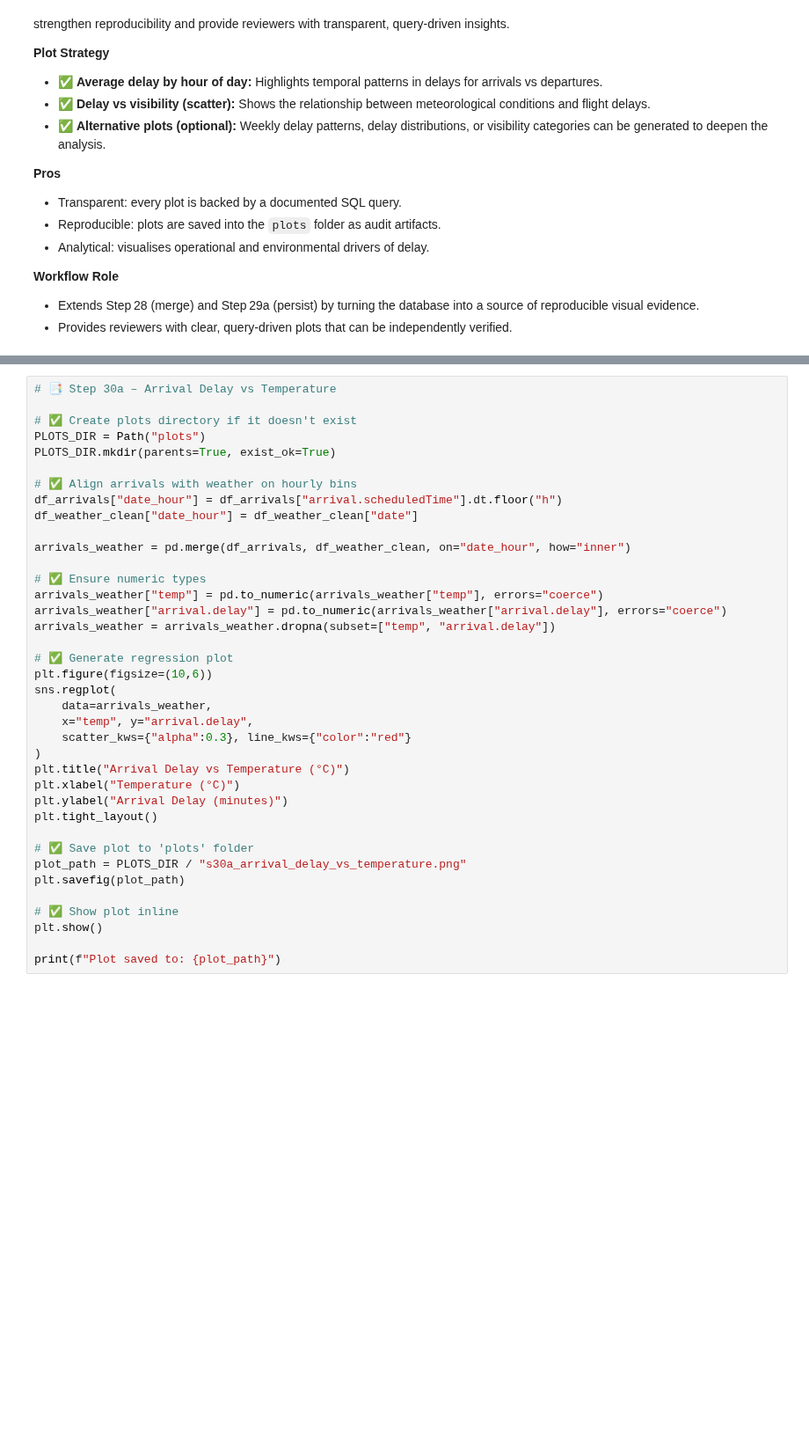
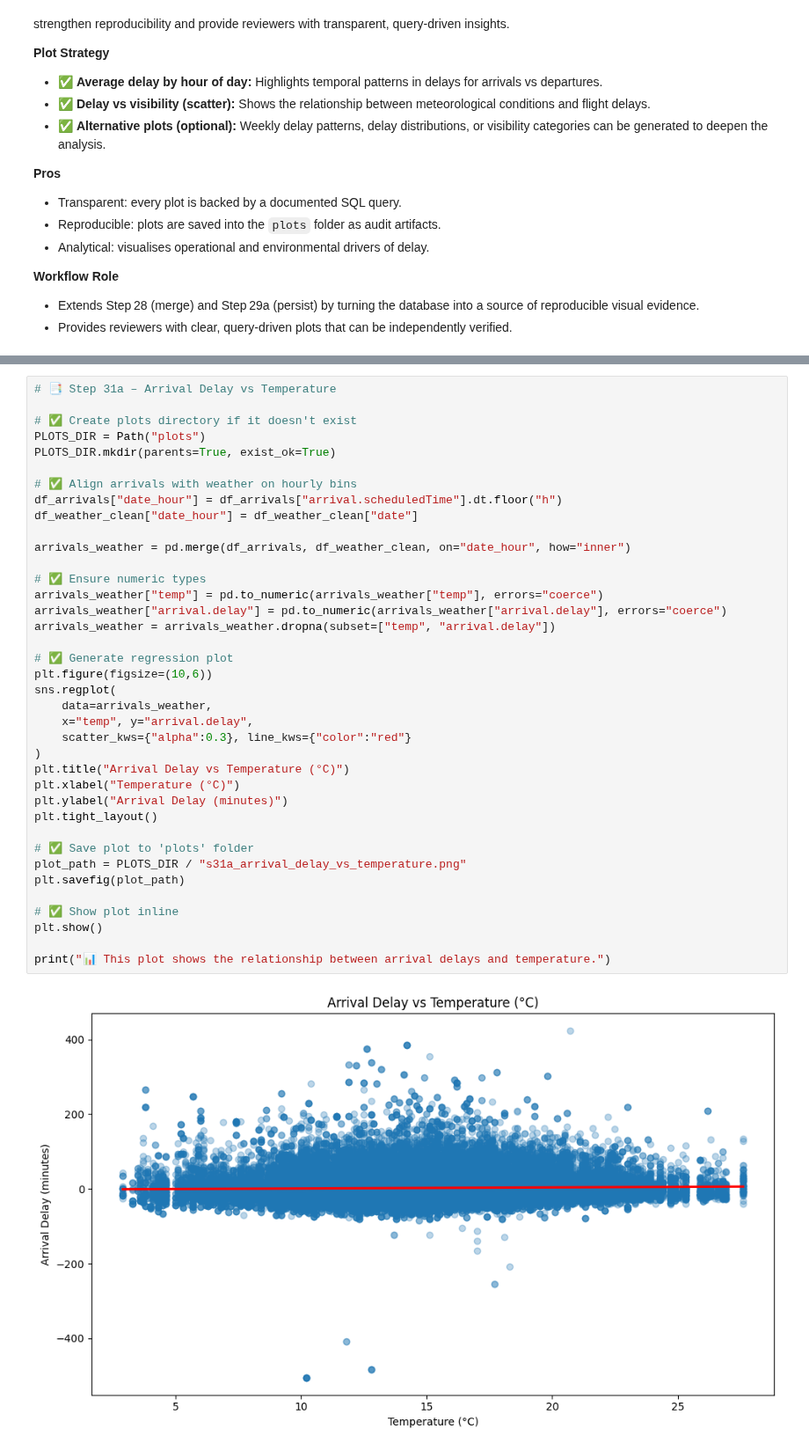
Before and after one commit to ECronin1973/programming-for-data-analytics, a Jupyter notebook: project/project.ipynb, the cells around one changed output, grey strips where cells are left out. Shown at 88% size. Saved outputs shown, nothing was run; the diff lists cells and outputs as text; blank space fills up the shorter version.

```diff
--- a/project/project.ipynb
+++ b/project/project.ipynb
@@ -4068,5 +4235,5 @@ Targeted scatterplots are generated to show the **relationship between arrival d
 # %%
-# 📑 Step 30a – Arrival Delay vs Temperature
+# 📑 Step 31a – Arrival Delay vs Temperature
 
 # ✅ Create plots directory if it doesn't exist
 PLOTS_DIR = Path("plots")
@@ -4074,32 +4241,34 @@ PLOTS_DIR.mkdir(parents=True, exist_ok=True)
 
 # ✅ Align arrivals with weather on hourly bins
 df_arrivals["date_hour"] = df_arrivals["arrival.scheduledTime"].dt.floor("h")
 df_weather_clean["date_hour"] = df_weather_clean["date"]
 
 arrivals_weather = pd.merge(df_arrivals, df_weather_clean, on="date_hour", how="inner")
 
 # ✅ Ensure numeric types
 arrivals_weather["temp"] = pd.to_numeric(arrivals_weather["temp"], errors="coerce")
 arrivals_weather["arrival.delay"] = pd.to_numeric(arrivals_weather["arrival.delay"], errors="coerce")
 arrivals_weather = arrivals_weather.dropna(subset=["temp", "arrival.delay"])
 
 # ✅ Generate regression plot
 plt.figure(figsize=(10,6))
 sns.regplot(
     data=arrivals_weather,
     x="temp", y="arrival.delay",
     scatter_kws={"alpha":0.3}, line_kws={"color":"red"}
 )
 plt.title("Arrival Delay vs Temperature (°C)")
 plt.xlabel("Temperature (°C)")
 plt.ylabel("Arrival Delay (minutes)")
 plt.tight_layout()
 
 # ✅ Save plot to 'plots' folder
-plot_path = PLOTS_DIR / "s30a_arrival_delay_vs_temperature.png"
+plot_path = PLOTS_DIR / "s31a_arrival_delay_vs_temperature.png"
 plt.savefig(plot_path)
 
 # ✅ Show plot inline
 plt.show()
 
-print(f"Plot saved to: {plot_path}")
+print("📊 This plot shows the relationship between arrival delays and temperature.")
+# %% [output]
+[figure, added]
```
Also changed, not shown: parts of 85 cells of this notebook, 19 other files.
